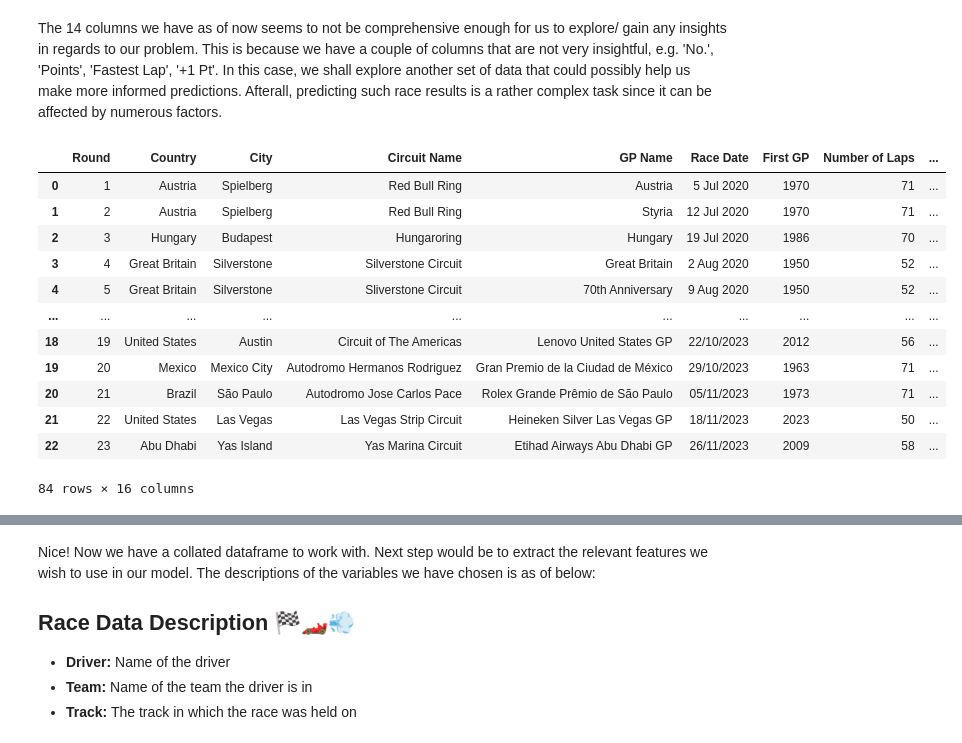
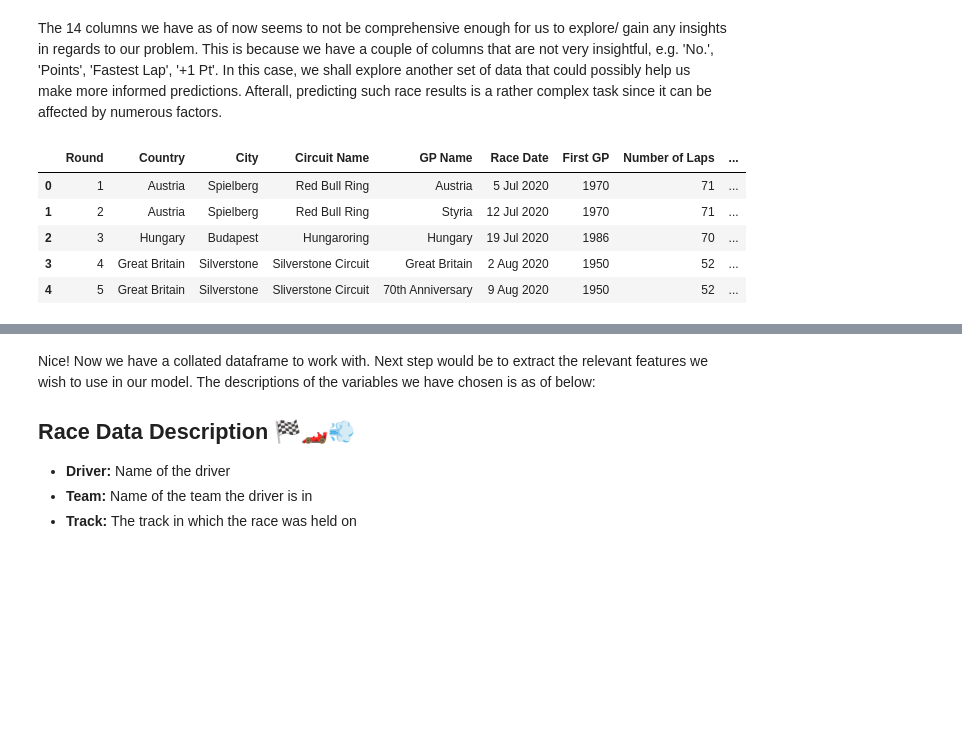
Before and after one commit to seahsongli/SC1015_Mini_Project, a Jupyter notebook: Formula1_Top3_Predictor.ipynb, the cells around one changed output, grey strips where cells are left out. Cells and saved outputs as stored; diff of their text form; code cells hidden in the pictures; blank space fills up the shorter version.

```diff
--- a/Formula1_Top3_Predictor.ipynb
+++ b/Formula1_Top3_Predictor.ipynb
@@ -76,26 +70,19 @@ The 14 columns we have as of now seems to not be comprehensive enough for us to
 # %%
 # Import the other datasets
 seasonCalender_df = pd.DataFrame()
 years = ['2020','2021','2022','2023']
 for y in years:
     temp_df = pd.read_csv(f"./Season_Calenders/formula1_{y}season_calendar.csv")
     temp_df['Year'] = y # we create a new column Year so that we can use it to extract relevant data of the track on that particular year
     seasonCalender_df = pd.concat([seasonCalender_df, temp_df])
-seasonCalender_df
+seasonCalender_df.head(5)
 # %% [output]
 |  | Round | Country | City | Circuit Name | GP Name | Race Date | First GP | Number of Laps | ... |
 | 0 | 1 | Austria | Spielberg | Red Bull Ring | Austria | 5 Jul 2020 | 1970 | 71 | ... |
 | 1 | 2 | Austria | Spielberg | Red Bull Ring | Styria | 12 Jul 2020 | 1970 | 71 | ... |
 | 2 | 3 | Hungary | Budapest | Hungaroring | Hungary | 19 Jul 2020 | 1986 | 70 | ... |
 | 3 | 4 | Great Britain | Silverstone | Silverstone Circuit | Great Britain | 2 Aug 2020 | 1950 | 52 | ... |
 | 4 | 5 | Great Britain | Silverstone | Sliverstone Circuit | 70th Anniversary | 9 Aug 2020 | 1950 | 52 | ... |
-| ... | ... | ... | ... | ... | ... | ... | ... | ... | ... |
-| 18 | 19 | United States | Austin | Circuit of The Americas | Lenovo United States GP | 22/10/2023 | 2012 | 56 | ... |
-| 19 | 20 | Mexico | Mexico City | Autodromo Hermanos Rodriguez | Gran Premio de la Ciudad de México | 29/10/2023 | 1963 | 71 | ... |
-| 20 | 21 | Brazil | São Paulo | Autodromo Jose Carlos Pace | Rolex Grande Prêmio de São Paulo | 05/11/2023 | 1973 | 71 | ... |
-| 21 | 22 | United States | Las Vegas | Las Vegas Strip Circuit | Heineken Silver Las Vegas GP | 18/11/2023 | 2023 | 50 | ... |
-| 22 | 23 | Abu Dhabi | Yas Island | Yas Marina Circuit | Etihad Airways Abu Dhabi GP | 26/11/2023 | 2009 | 58 | ... |
-84 rows × 16 columns
 # %%
 features_to_extract = ['DRS Zones', 'Turns', 'Circuit Length(km)']
 for index, row in raceResults_df.iterrows():
```
Also changed, not shown: parts of 34 cells of this notebook.
